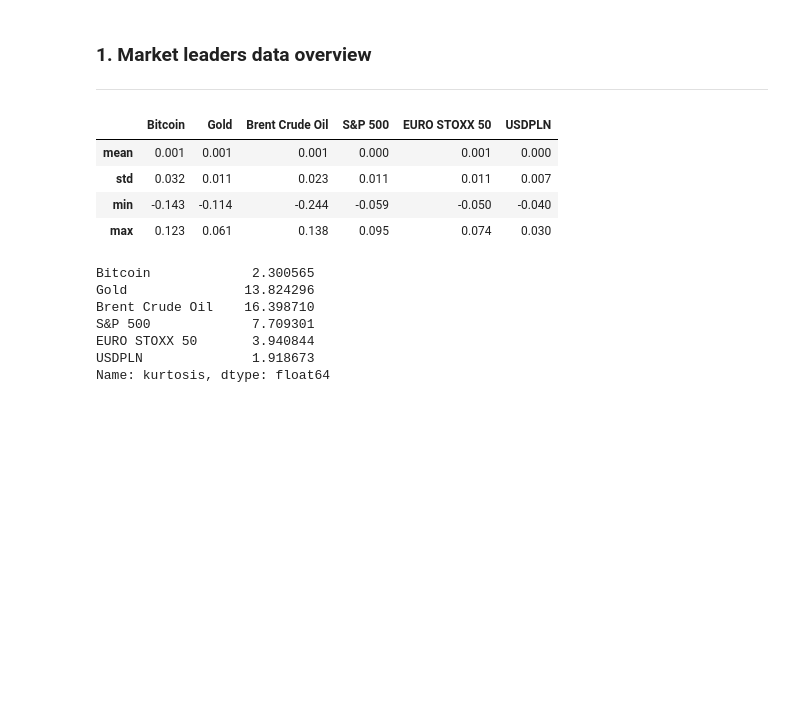
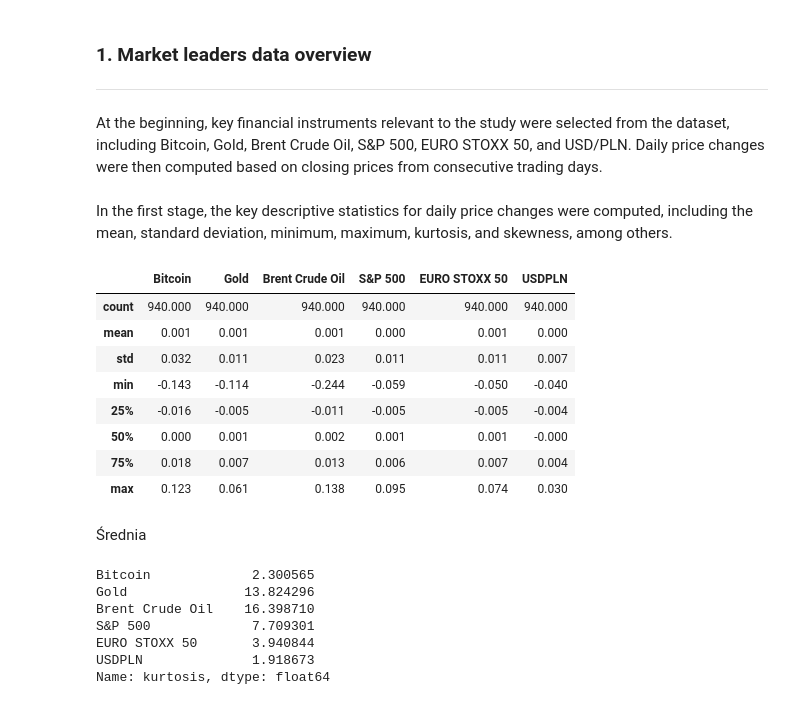
Before and after one commit to pawel-szulik/financial-market-analysis, a Jupyter notebook: notebooks/analysis.ipynb, the cells around one changed output. Saved outputs shown, nothing was run; the diff lists cells and outputs as text; code cells hidden in the pictures; blank space fills up the shorter version.

Commit message:
description first part

```diff
--- a/notebooks/analysis.ipynb
+++ b/notebooks/analysis.ipynb
@@ -15,18 +15,28 @@ data.load_everything()
 # %% [markdown]
 ### 1. Market leaders data overview
 ---
+# %% [markdown]
+At the beginning, key financial instruments relevant to the study were selected from the dataset, including Bitcoin, Gold, Brent Crude Oil, S&P 500, EURO STOXX 50, and USD/PLN. Daily price changes were then computed based on closing prices from consecutive trading days.
 # %%
 selected = ["Bitcoin", "Gold", "Brent Crude Oil", "S&P 500", "EURO STOXX 50", "USDPLN"]
 returns_sel = data.close_returns[selected]
 close_prices_sel = data.close_prices[selected]
+# %% [markdown]
+In the first stage, the key descriptive statistics for daily price changes were computed, including the mean, standard deviation, minimum, maximum, kurtosis, and skewness, among others.
 # %%
-returns_sel.describe().loc[["mean", "std", "min", "max"], :].round(3)
+returns_sel.describe().round(3)
 # %% [output]
 |  | Bitcoin | Gold | Brent Crude Oil | S&P 500 | EURO STOXX 50 | USDPLN |
+| count | 940.000 | 940.000 | 940.000 | 940.000 | 940.000 | 940.000 |
 | mean | 0.001 | 0.001 | 0.001 | 0.000 | 0.001 | 0.000 |
 | std | 0.032 | 0.011 | 0.023 | 0.011 | 0.011 | 0.007 |
 | min | -0.143 | -0.114 | -0.244 | -0.059 | -0.050 | -0.040 |
+| 25% | -0.016 | -0.005 | -0.011 | -0.005 | -0.005 | -0.004 |
+| 50% | 0.000 | 0.001 | 0.002 | 0.001 | 0.001 | -0.000 |
+| 75% | 0.018 | 0.007 | 0.013 | 0.006 | 0.007 | 0.004 |
 | max | 0.123 | 0.061 | 0.138 | 0.095 | 0.074 | 0.030 |
+# %% [markdown]
+Średnia
 # %%
 returns_sel.kurtosis().rename("kurtosis")
 # %% [output]
```
Also changed, not shown: parts of 4 cells of this notebook, 1 other file.
